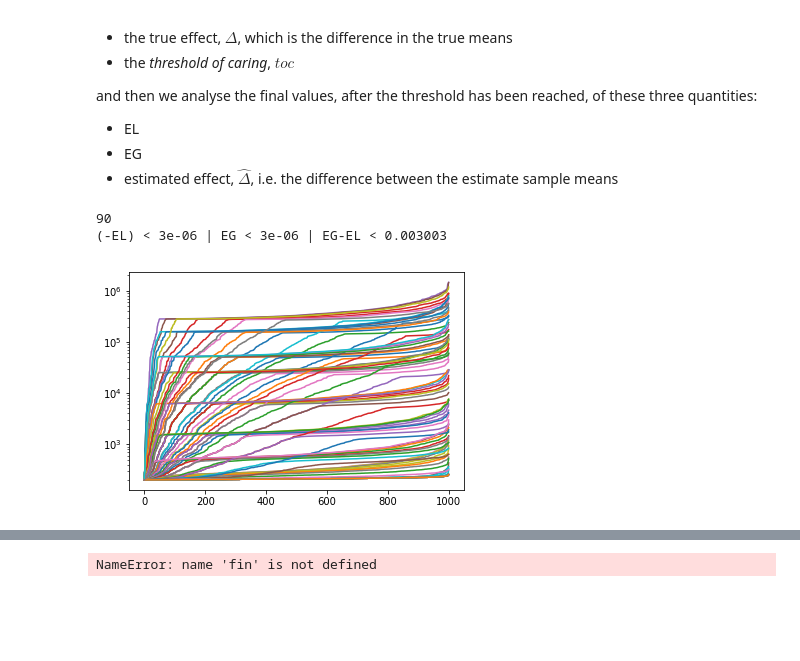
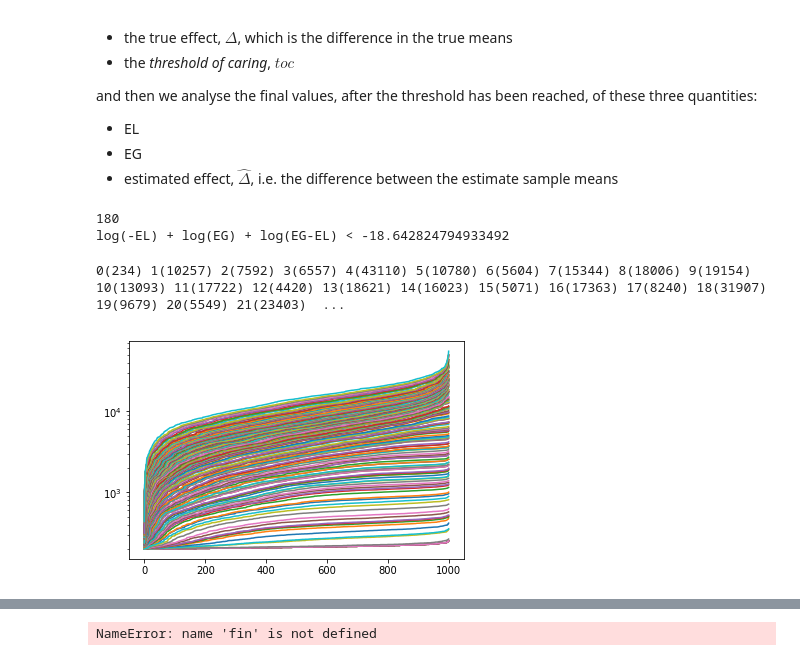
Before and after one commit to aaronmcdaid/bayesian.risk, a Jupyter notebook: notebooks/Using the Ratio Of Expected Gain to Expected Loss (REGEL) for fast A-B testing.ipynb, the cells around one changed output, grey strips where cells are left out. Drawn from its saved outputs; the diff is of its cells as text; code cells hidden in the pictures; blank space fills up the shorter version.

Commit message:
Ooh. TimesProduct gives nice plots

```diff
--- a/notebooks/Using the Ratio Of Expected Gain to Expected Loss (REGEL) for fast A-B testing.ipynb
+++ b/notebooks/Using the Ratio Of Expected Gain to Expected Loss (REGEL) for fast A-B testing.ipynb
@@ -210,8 +210,8 @@ and then we analyse the final values, after the threshold has been reached, of t
  - EG
  - estimated effect, $\hat\Delta$, i.e. the difference between the estimate sample means
 # %%
+current_scheme = 2
 current_scheme = 'TimesSum'
-current_scheme = 1
 
 def _stop1(REGEL_RATIO, toc_large):
     toc_small = toc_large / REGEL_RATIO
@@ -231,7 +231,7 @@ def _stopTimesSum(REGEL_RATIO, toc_large):
 
 _REGELRATIOs1 = [1000, 700, 400, 200, 100, 70, 40, 20, 10]
 _REGELRATIOs2 = [1000, 700, 400, 200, 100, 70, 40, 20, 10]
-_REGELRATIOsTimesSum = [1000, 700, 400, 200, 100, 70, 40, 20, 10]
+_REGELRATIOsTimesSum = [1000, 700, 600, 500, 400, 300, 200, 100, 70, 40, 20, 10]
 _toc_larges1 = [        0.003, # included in _stop1
                       0.004,
                       0.007,
@@ -259,8 +259,17 @@ _toc_largesTimesSum = [      # 0.003, # included in _stop1
                       #0.007,
                       #0.010,
                       0.020,
+                      0.025,
+                      0.030,
+                      0.035,
                       0.040,
+                      0.045,
+                      0.050,
+                      0.055,
+                      0.060,
+                      0.065,
                       0.070,
+                      0.075,
                       0.100,
                       0.200,
                       0.400,
@@ -277,29 +286,30 @@ stopping_conditions = [
 print(len(stopping_conditions))
 print(stopping_conditions[0])
 # %% [output]
-90
-(-EL) < 3e-06 | EG < 3e-06 | EG-EL < 0.003003
+180
+log(-EL) + log(EG) + log(EG-EL) < -18.642824794933492
 # %%
 def caching_many_runs_many_stops(stopping_conditions, **kw):
     # many_sims_many_stopping_conditions
     with cache:
         return cache.simple('many_sims_many_stops',
                             'lambda stop_conds, **k: many_sims_many_stopping_conditions(1000, stop_conds, True)(**k)',
                             (stopping_conditions,),
                             kw)
 df = caching_many_runs_many_stops(
         stopping_conditions,
         min_sample_size = 100,
-        means = [7, 7],
+        means = [7, 7+0.05],
         stdevs = [1, 1],
         weights = [0.5, 0.5],
 )
 for stop, _ in df.groupby('stopping_condition'):
     #plt.plot(_.sort_values('total_sample_size').total_sample_size.values, label=stop)
     plt.semilogy(_.total_sample_size.sort_values().values, label=stop)
 #plt.legend()
 # %% [output]
+0(234) 1(10257) 2(7592) 3(6557) 4(43110) 5(10780) 6(5604) 7(15344) 8(18006) 9(19154) 10(13093) 11(17722) 12(4420) 13(18621) 14(16023) 15(5071) 16(17363) 17(8240) 18(31907) 19(9679) 20(5549) 21(23403)  ...
-[figure, old version]
+[figure, new version]
 # %%
 def _yielder_of_plots():
     for REGEL_RATIO in REGEL_RATIOs:
```
Also changed, not shown: parts of 1 cell of this notebook.
